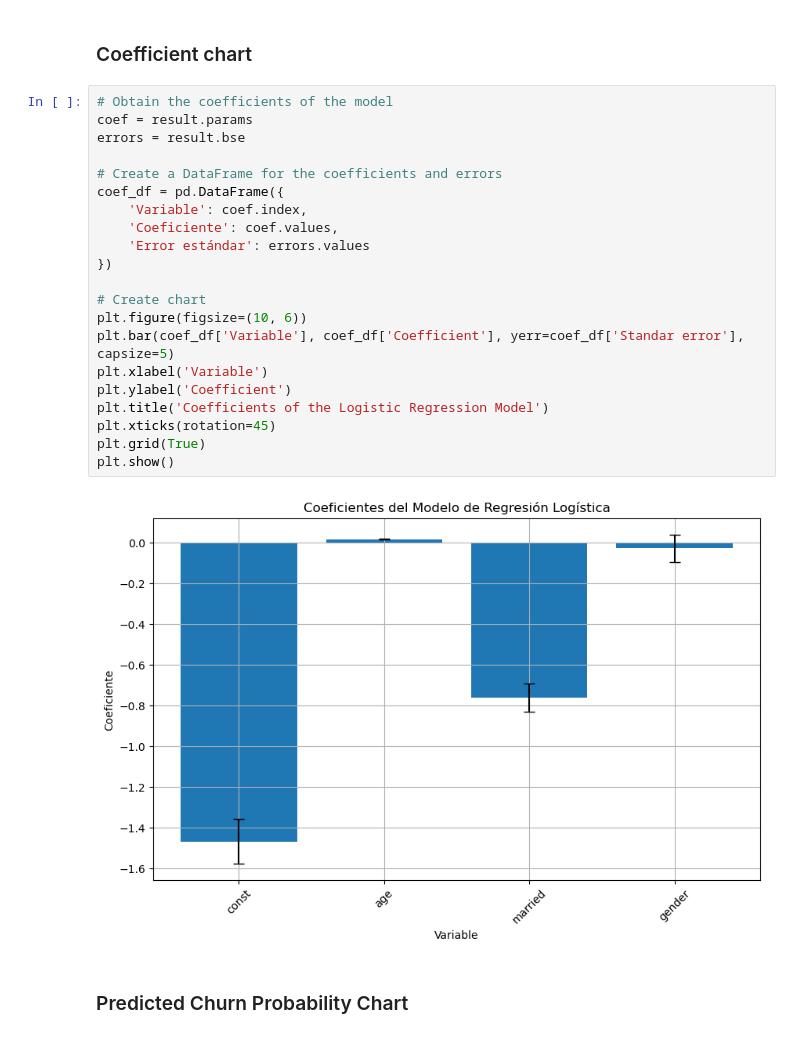
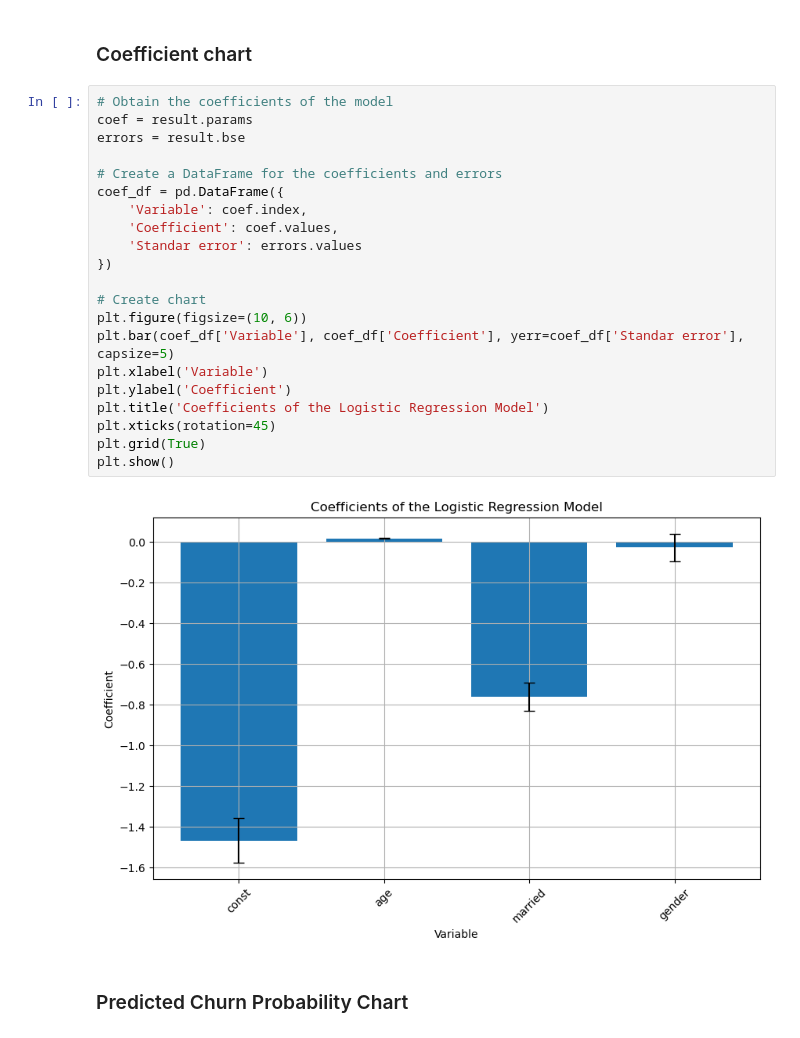
Before and after one commit to davidmoreno-gh/Proyect4-MYSQL-Telco-churn, a Jupyter notebook: main.ipynb, the cells around one changed output. Saved outputs shown, nothing was run; the diff lists cells and outputs as text.

```diff
--- a/main.ipynb
+++ b/main.ipynb
@@ -84,26 +84,26 @@ gender        -0.0291      0.066     -0.438      0.661      -0.159       0.101
 # %%
 # Obtain the coefficients of the model
 coef = result.params
 errors = result.bse
 
 # Create a DataFrame for the coefficients and errors
 coef_df = pd.DataFrame({
     'Variable': coef.index,
-    'Coeficiente': coef.values,
-    'Error estándar': errors.values
+    'Coefficient': coef.values,
+    'Standar error': errors.values
 })
 
 # Create chart
 plt.figure(figsize=(10, 6))
 plt.bar(coef_df['Variable'], coef_df['Coefficient'], yerr=coef_df['Standar error'], capsize=5)
 plt.xlabel('Variable')
 plt.ylabel('Coefficient')
 plt.title('Coefficients of the Logistic Regression Model')
 plt.xticks(rotation=45)
 plt.grid(True)
 plt.show()
 # %% [output]
-[figure, old version]
+[figure, new version]
 # %% [markdown]
 ### Predicted Churn Probability Chart
 # %%
```
Also changed, not shown: parts of 4 cells of this notebook, 1 other file.
